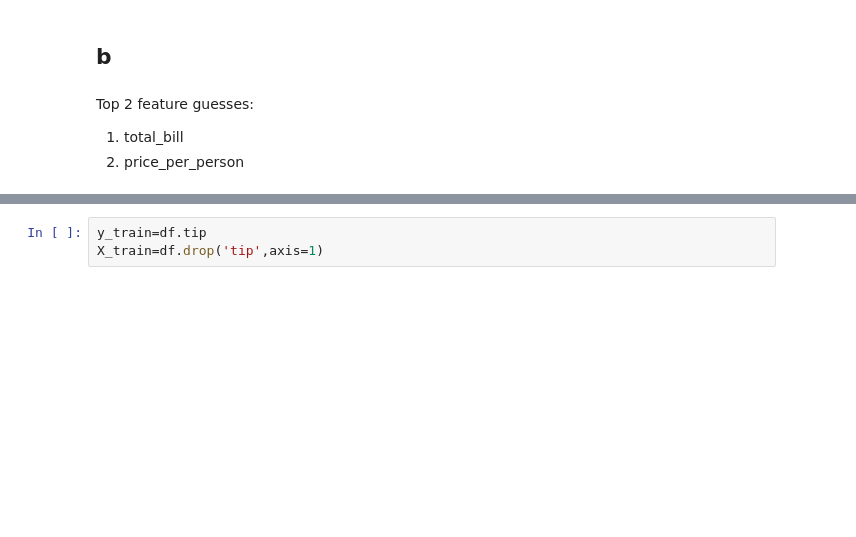
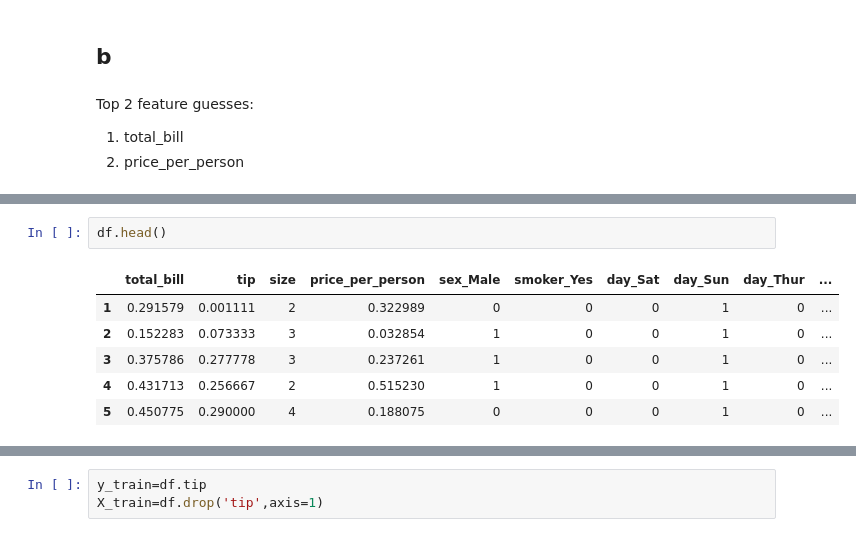
Before and after one commit to hinzle/regression-exercises, a Jupyter notebook: feature_engineering.ipynb, the cells around one changed output, grey strips where cells are left out. Saved outputs shown, nothing was run; the diff lists cells and outputs as text; blank space fills up the shorter version.

```diff
--- a/feature_engineering.ipynb
+++ b/feature_engineering.ipynb
@@ -47,0 +77,9 @@ Top 2 feature guesses:
+# %%
+df.head()
+# %% [output]
+|  | total_bill | tip | size | price_per_person | sex_Male | smoker_Yes | day_Sat | day_Sun | day_Thur | ... |
+| 1 | 0.291579 | 0.001111 | 2 | 0.322989 | 0 | 0 | 0 | 1 | 0 | ... |
+| 2 | 0.152283 | 0.073333 | 3 | 0.032854 | 1 | 0 | 0 | 1 | 0 | ... |
+| 3 | 0.375786 | 0.277778 | 3 | 0.237261 | 1 | 0 | 0 | 1 | 0 | ... |
+| 4 | 0.431713 | 0.256667 | 2 | 0.515230 | 1 | 0 | 0 | 1 | 0 | ... |
+| 5 | 0.450775 | 0.290000 | 4 | 0.188075 | 0 | 0 | 0 | 1 | 0 | ... |
```
Also changed, not shown: parts of 20 cells of this notebook.
